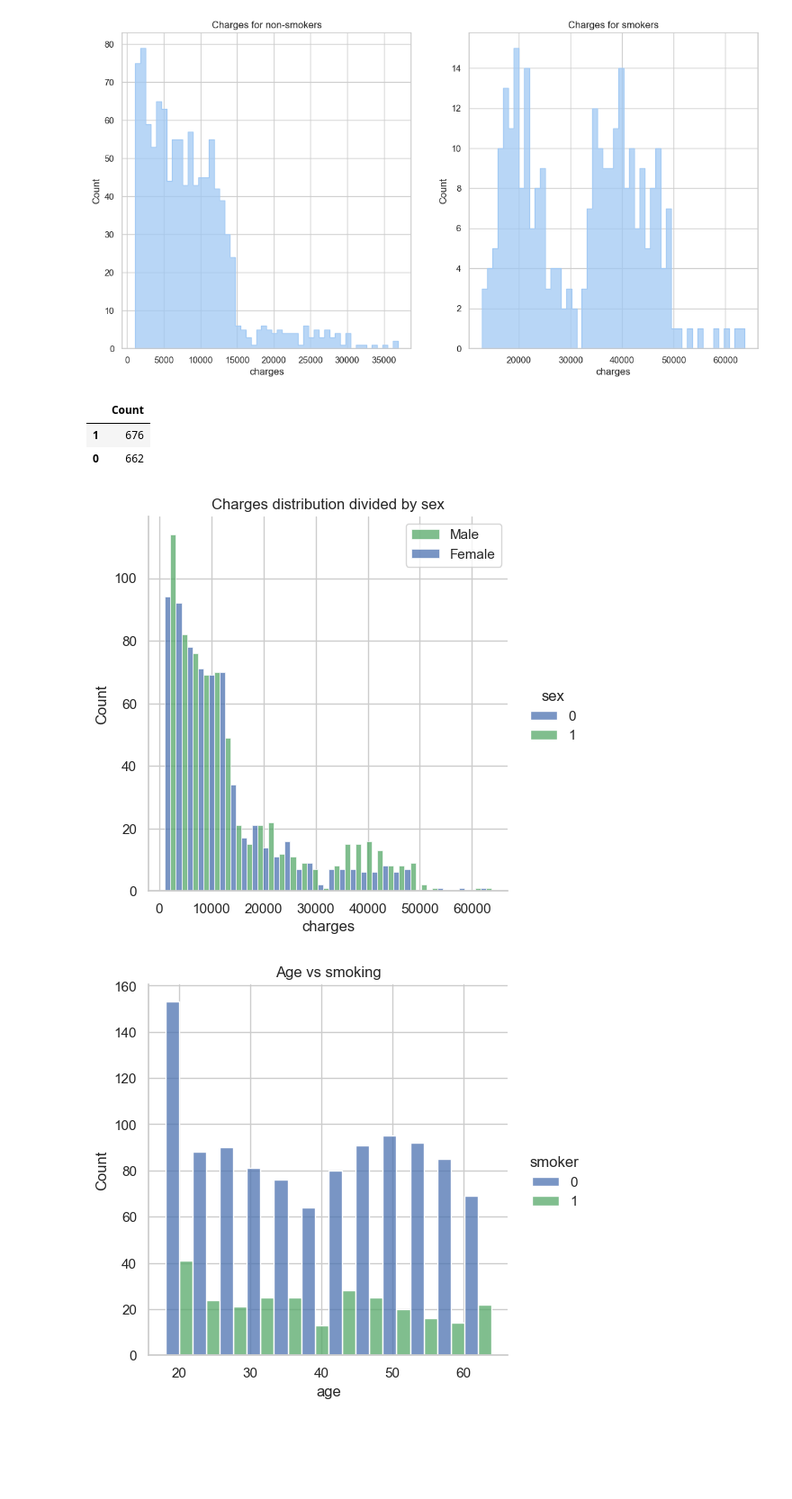
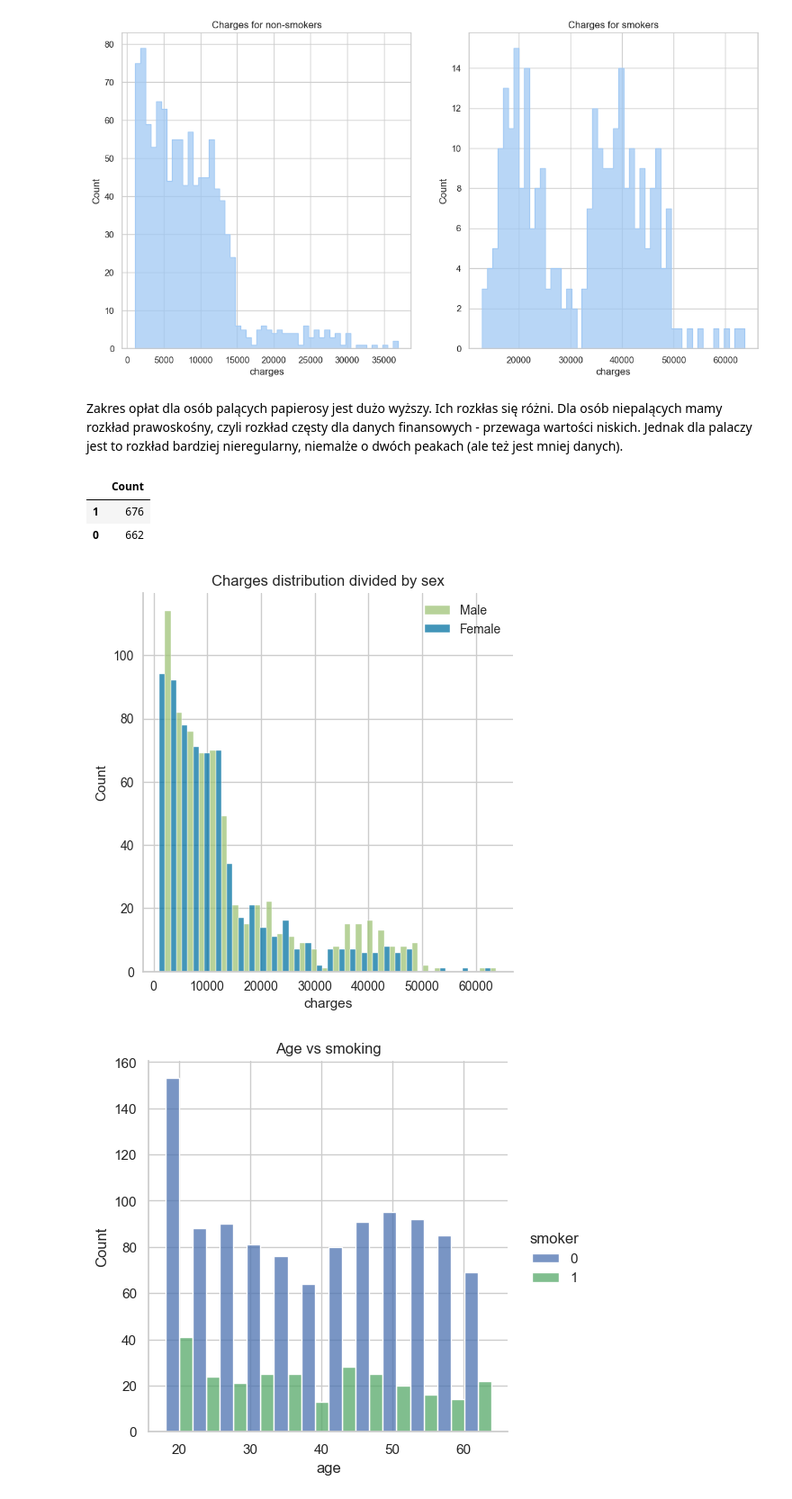
Before and after one commit to infoshareacademy/JDSZR11-DatA_Team, a Jupyter notebook: basia/preproc_xgboost.ipynb, the cells around one changed output. Shown at 90% size. Cells and saved outputs as stored; diff of their text form; code cells hidden in the pictures; blank space fills up the shorter version.

```diff
--- a/basia/preproc_xgboost.ipynb
+++ b/basia/preproc_xgboost.ipynb
@@ -231,6 +225,8 @@ plt.style.use('seaborn-deep')
 plt.show()
 # %% [output]
 [figure]
+# %% [markdown]
+Zakres opłat dla osób palących papierosy jest dużo wyższy. Ich rozkłas się różni. Dla osób niepalących mamy rozkład prawoskośny, czyli rozkład częsty dla danych finansowych - przewaga wartości niskich. Jednak dla palaczy jest to rozkład bardziej nieregularny, niemalże o dwóch peakach (ale też jest mniej danych).
 # %%
 df['sex'].value_counts().to_frame('Count')
 # %% [output]
@@ -238,13 +234,13 @@ df['sex'].value_counts().to_frame('Count')
 | 1 | 676 |
 | 0 | 662 |
 # %%
-sns.displot(df, x='charges', hue='sex', multiple='dodge')
+sns.displot(df, x='charges', hue='sex', multiple='dodge', legend=False)
 plt.title('Charges distribution divided by sex')
 plt.legend(['Male','Female'])
 
 plt.show()
 # %% [output]
-[figure, old version]
+[figure, new version]
 # %%
 sns.displot(df, x='age', hue='smoker', multiple='dodge')
 plt.title('Age vs smoking')
```
Also changed, not shown: parts of 20 cells of this notebook.
